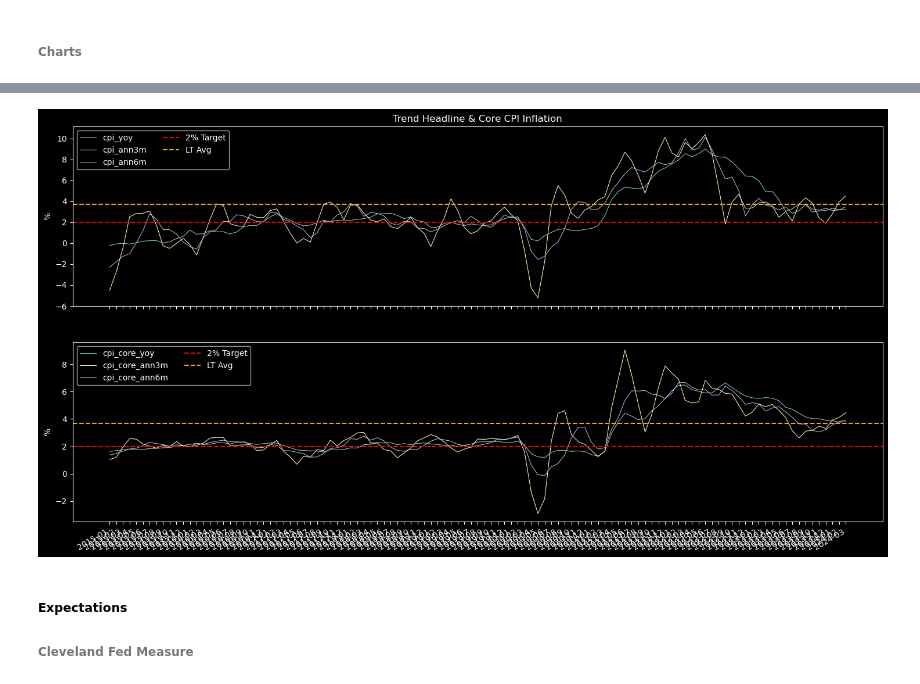
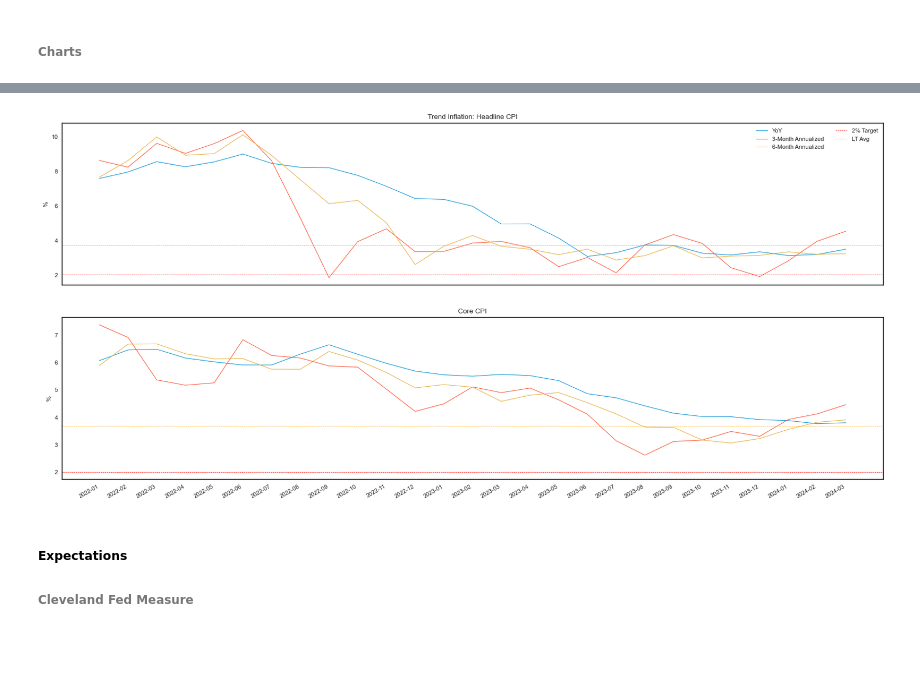
Before and after one commit to PatrickHLewis/Macro-Dashboard, a Jupyter notebook: Macro_Dashboard/Macro_Drivers/Inflation/Inflation.ipynb, the cells around one changed output, grey strips where cells are left out. Drawn from its saved outputs; the diff is of its cells as text; code cells hidden in the pictures; blank space fills up the shorter version.

```diff
--- a/Macro_Dashboard/Macro_Drivers/Inflation/Inflation.ipynb
+++ b/Macro_Dashboard/Macro_Drivers/Inflation/Inflation.ipynb
@@ -78,18 +95,28 @@ y2_1 = cpi['cpi_core_annmom']
 y2_2 = cpi['cpi_core_ann3m']
 y2_3 = cpi['cpi_core_ann6m']
 
-chart_start = "1995-01"
-axs[0].plot(y1_1.loc[chart_start:], label="CPI MoM Annualized", linewidth=0.75)
+chart_start = "2020-01"
+x1 = y1_1.loc[chart_start:]
+
+axs[0].plot(y1_1.loc[chart_start:], label="MoM Annualized", linewidth=0.75)
 axs[0].plot(y1_2.loc[chart_start:], label="3-Month Annualized", linewidth=0.75)
 axs[0].plot(y1_3.loc[chart_start:], label="6-Month Annualized", linewidth=0.75)
-axs[0].set_title('Inflation Momentum Headline & Core CPI')
+axs[0].set_title('CPI Inflation Momentum: Headline')
+axs[0].set_ylabel("%")
 axs[1].plot(y2_1.loc[chart_start:], label="Core CPI MoM Annualized", linewidth=0.75)
 axs[1].plot(y2_2.loc[chart_start:], label="3-Month Annualized", linewidth=0.75)
 axs[1].plot(y2_3.loc[chart_start:], label="6-Month Annualized", linewidth=0.75)
-
+axs[1].set_title('Core')
+axs[1].set_ylabel("%")
 
 axs[0].legend()
-axs[1].legend()
+#axs[1].legend()
 fig.autofmt_xdate()
+#plt.locator_params(nbins=(x1.count()/12))
+axs[0].axhline(y=2, linewidth=0.5, color='black', linestyle='--')
+axs[1].axhline(y=2, linewidth=0.5, color='black', linestyle='--')
+space = 3
+axs[1].xaxis.set_major_locator(ticker.MultipleLocator(space))
+plt.style.use("seaborn-v0_8-paper")
 plt.show()
 # %% [output]
@@ -126,40 +223,42 @@ plt.show()
 # %%
 fig, axs = plt.subplots(2)
 fig.set_size_inches(18,10)
 
 x = cpi.index
 
 y3_1 = cpi['cpi_yoy']
 y3_2 = cpi['cpi_ann3m']
 y3_3 = cpi['cpi_ann6m']
 
 y4_1 = cpi['cpi_core_yoy']
 y4_2 = cpi['cpi_core_ann3m']
 y4_3 = cpi['cpi_core_ann6m']
 
-chart_start = "2015-01"
-axs[0].plot(y3_1.loc[chart_start:], label=y3_1.name, linewidth=0.75)
-axs[0].plot(y3_2.loc[chart_start:], label=y3_2.name, linewidth=0.75)
-axs[0].plot(y3_3.loc[chart_start:], label=y3_3.name, linewidth=0.75)
+chart_start = "2022-01"
+axs[0].plot(y3_1.loc[chart_start:], label='YoY', linewidth=0.75)
+axs[0].plot(y3_2.loc[chart_start:], label='3-Month Annualized', linewidth=0.75)
+axs[0].plot(y3_3.loc[chart_start:], label='6-Month Annualized', linewidth=0.75)
 axs[0].set_ylabel('%')
-axs[0].set_title('Trend Headline & Core CPI Inflation')
-axs[1].plot(y4_1.loc[chart_start:], label=y4_1.name, linewidth=0.75)
-axs[1].plot(y4_2.loc[chart_start:], label=y4_2.name, linewidth=0.75)
-axs[1].plot(y4_3.loc[chart_start:], label=y4_3.name, linewidth=0.75)
+axs[0].set_title('Trend Inflation: Headline CPI')
+axs[1].plot(y4_1.loc[chart_start:], label='YoY', linewidth=0.75)
+axs[1].plot(y4_2.loc[chart_start:], label='3-Month Annualized', linewidth=0.75)
+axs[1].plot(y4_3.loc[chart_start:], label='6-Month Annualized', linewidth=0.75)
 axs[1].set_ylabel('%')
+axs[1].set_title('Core CPI')
 
-axs[0].axhline(y=2, label = '2% Target', linestyle = '--', color = 'red')
-axs[0].axhline(cpi['cpi_yoy'].mean().mean(), label = 'LT Avg', linestyle = '--', color = 'orange')
 
-axs[1].axhline(y=2, label = '2% Target', linestyle = '--', color = 'red')
-axs[1].axhline(cpi['cpi_core_yoy'].mean().mean(), label = 'LT Avg', linestyle = '--', color = 'orange')
+axs[0].axhline(y=2, label = '2% Target', linestyle = '--', color = 'red', linewidth=0.5)
+axs[0].axhline(cpi['cpi_yoy'].mean(), label = 'LT Avg', linestyle = '--', color = 'orange', linewidth=0.5)
 
-axs[0].legend(ncols=2, loc=2)
-axs[1].legend(ncols=2, loc=2)
-fig.autofmt_xdate()
+axs[1].axhline(y=2, label = '2% Target', linestyle = '--', color = 'red', linewidth=0.5)
+axs[1].axhline(cpi['cpi_core_yoy'].mean(), label = 'LT Avg', linestyle = '--', color = 'orange', linewidth=0.5)
+
+axs[0].legend(ncols=2)
+space = 10
+axs[1].xaxis.set_major_locator(ticker.MultipleLocator(space))
 plt.show()
 # %% [output]
-[figure, old version]
+[figure, new version]
 # %% [markdown]
 ##### Expectations
 ###### Cleveland Fed Measure
```
Also changed, not shown: parts of 29 cells of this notebook, 6 other files.
